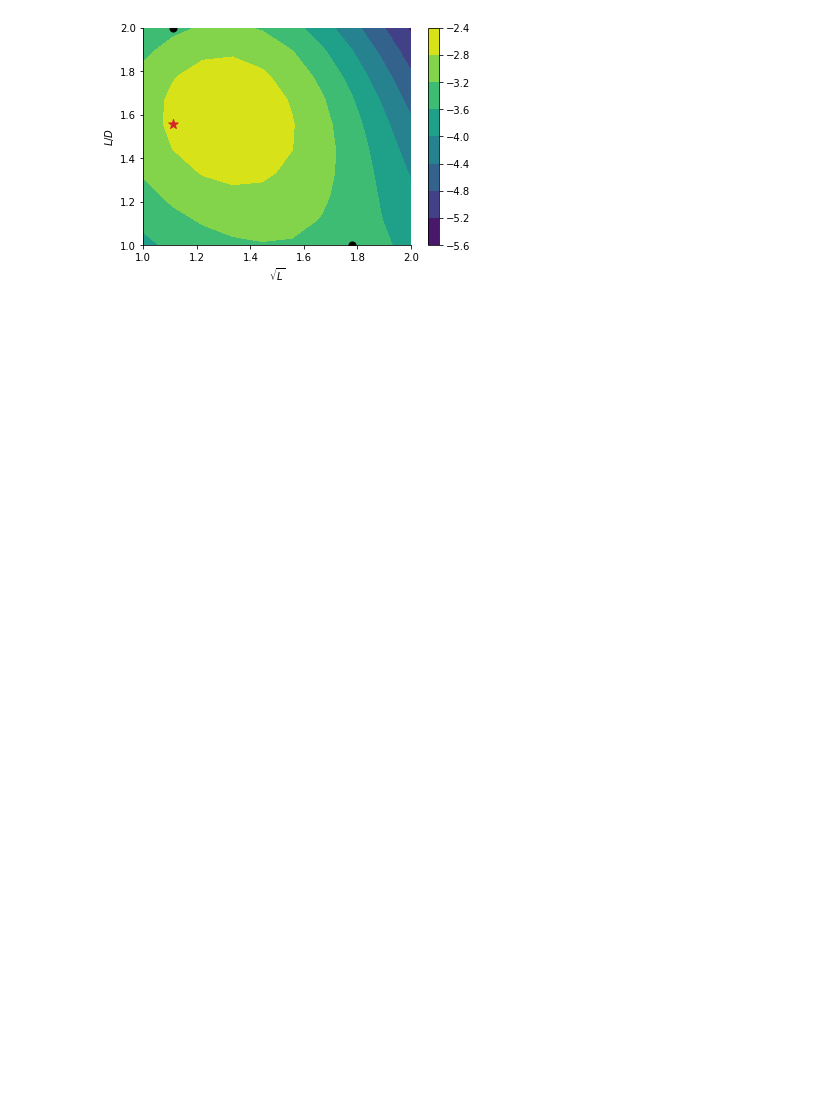
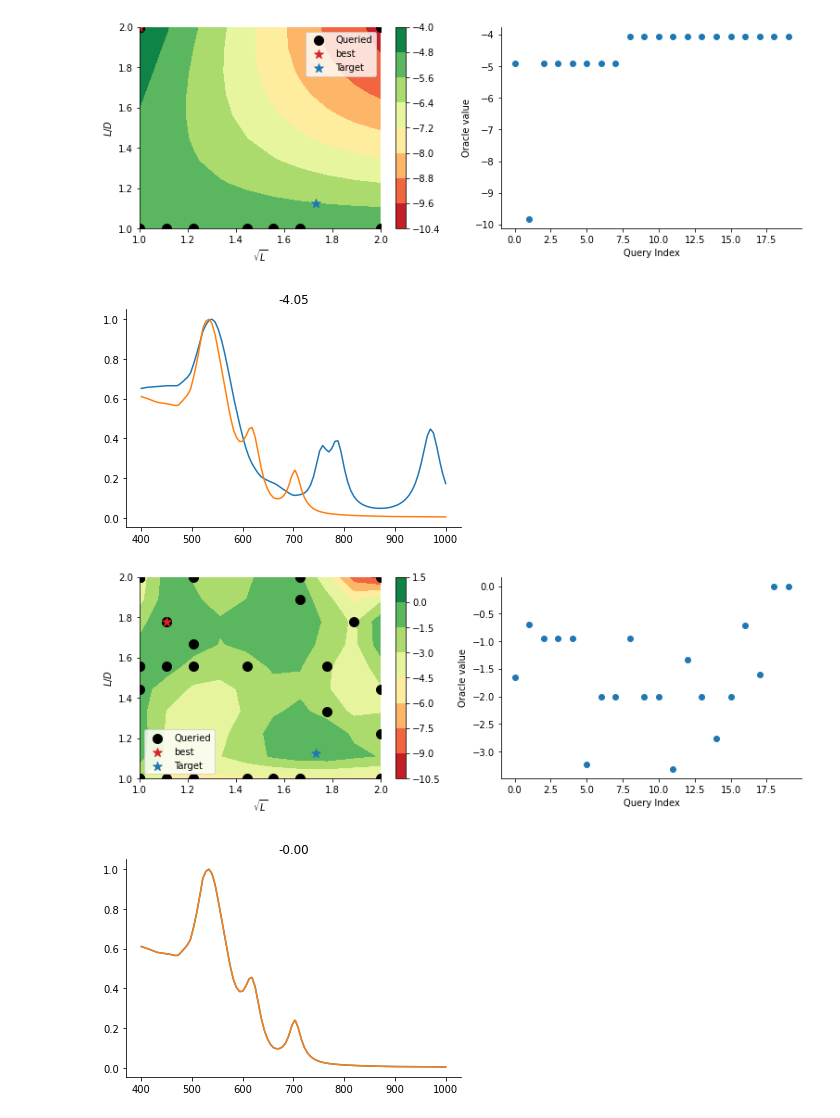
Before and after one commit to pozzo-research-group/HEAD, a Jupyter notebook: notebooks/02-pyGDM2 simulations and Bayesian optimization.ipynb, the cells around one changed output. Drawn from its saved outputs; the diff is of its cells as text; code cells hidden in the pictures; blank space fills up the shorter version.

Commit message:
finish up BO sequential example with euclidean and Lp norms

```diff
--- a/notebooks/02-pyGDM2 simulations and Bayesian optimization.ipynb
+++ b/notebooks/02-pyGDM2 simulations and Bayesian optimization.ipynb
@@ -19,7 +22,7 @@ def get_spectrum(l, r):
     step = 20
     geometry = structures.nanorod(step, L=l, R=r, mesh='hex')
     material = materials.gold()
-    struct = structures.struct(step, geometry, material)
+    struct = structures.struct(step, geometry, material, verbose=False)
     field_generator = fields.plane_wave
     wavelengths = np.linspace(400, 1000, 100)
     kwargs = dict(theta=0, inc_angle=180)
@@ -62,6 +63,19 @@ def get_params(p):
     R = 0.5*(L/p[0])
 
     return [L,R]
+# %%
+# define multiple loss functions
+from skfda.misc.metrics import LpDistance
+from scipy.spatial import distance
+
+def func_norm(query, target):
+    d = LpDistance(p=2)
+    val = -d(query.fd, target.fd)
+    return float(val)
+
+def euclidean_dist(query, target):
+    val = -distance.euclidean(query.fd.data_matrix, target.fd.data_matrix)
+    return float(val)
 # %%
 from modAL.models import BayesianOptimizer
 import modAL
@@ -136,17 +145,11 @@ structure initialization - consistency check: 17/17 dipoles valid
-# %%
-y_pred, y_std = optimizer.predict(grid.space, return_std=True)
-X_max, y_max = optimizer.get_max()
-fig, ax = plt.subplots()
-im = ax.contourf(grid.mesh[0], grid.mesh[1], y_pred.reshape(10,10))
-fig.colorbar(im, ax=ax)
-ax.spines.right.set_visible(False)
-ax.spines.top.set_visible(False)
-ax.yaxis.set_ticks_position('left')
-ax.xaxis.set_ticks_position('bottom')
-ax.set_xlabel(r'$\sqrt{L}$')
-ax.set_ylabel(r'$L/D$')
-plt.scatter(optimizer.X_training[0], optimizer.X_training[1], c='k', s=50, label='Queried')
-ax.scatter(X_max[0],X_max[1],color='tab:red',s=100,marker='*')
-plt.show()
-# %% [output]
-[figure, removed]
+# %%
+design = Design(grid)
+for oracle in [func_norm, euclidean_dist]:
+    design.run(oracle, n_queries=20)
+    design.plot_learning()
+    design.plot_bestmatch()
+# %% [output]
+[figure, added]
+[figure, added]
+[figure, added]
+[figure, added]
```
Also changed, not shown: parts of 3 cells of this notebook.
